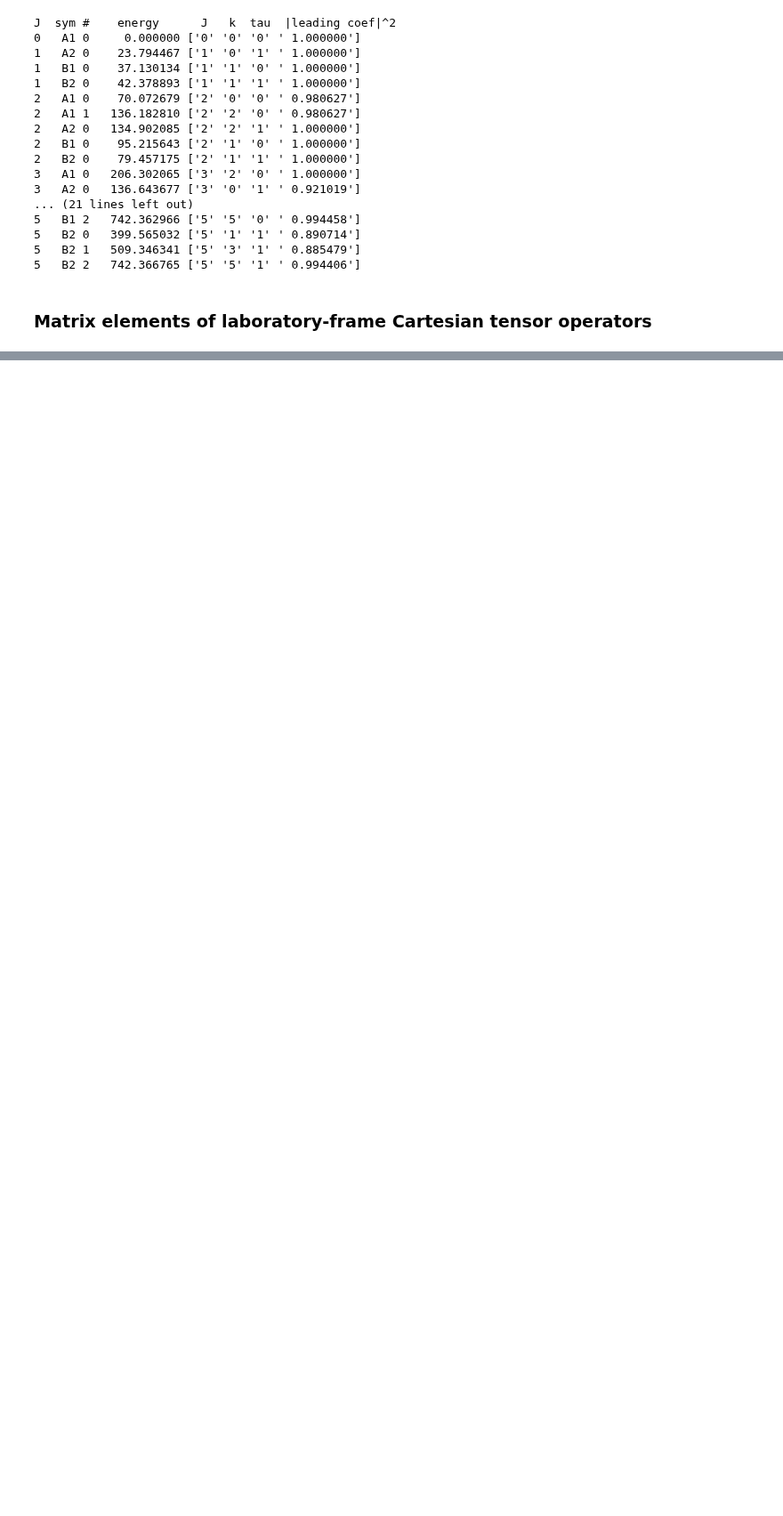
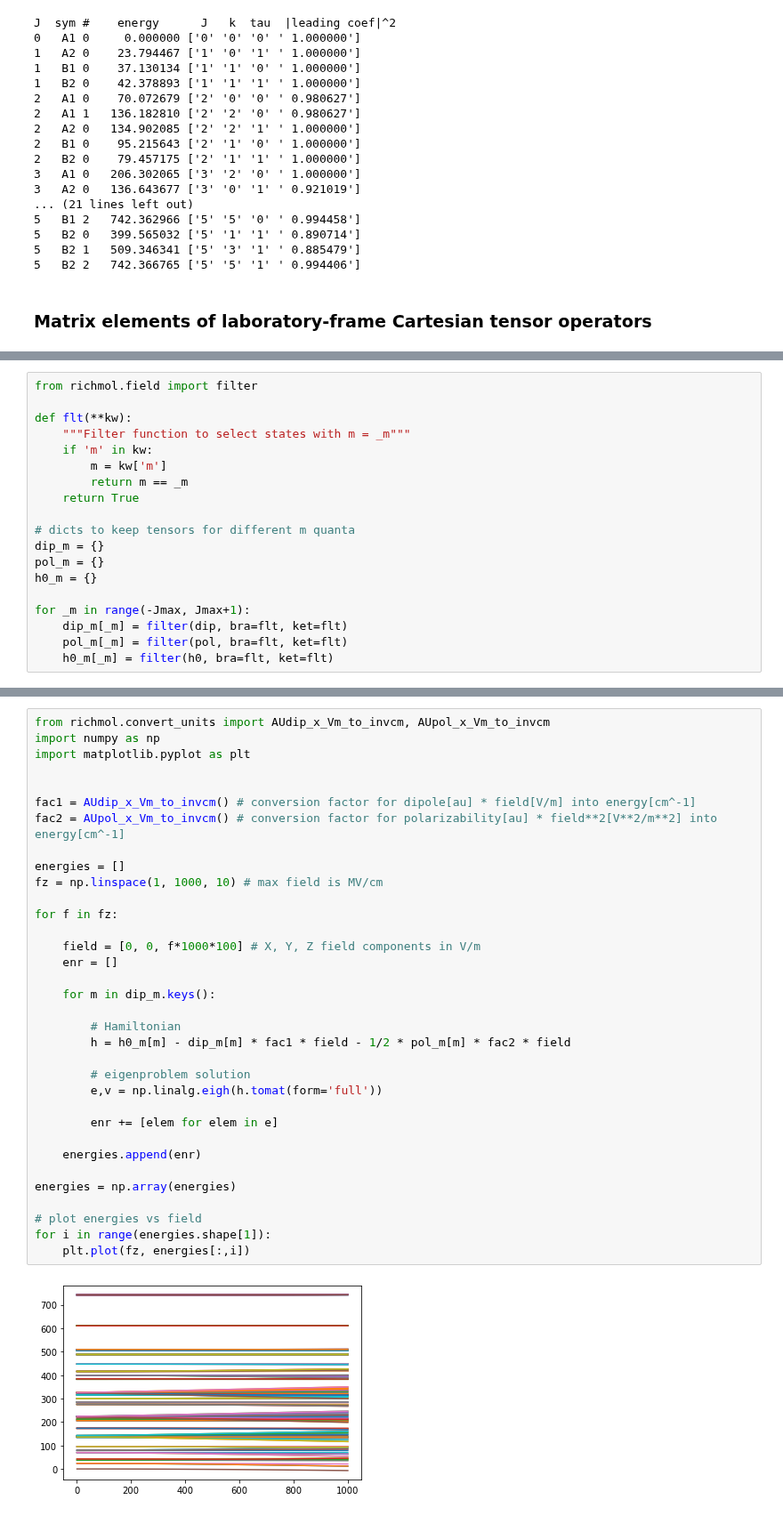
Before and after one commit to CFEL-CMI/richmol, a Jupyter notebook: doc/source/notebooks/rotations_quickstart.ipynb, the cells around one changed output, grey strips where cells are left out. Shown at 89% size. Saved outputs shown, nothing was run; the diff lists cells and outputs as text; blank space fills up the shorter version.

Commit message:
Improved tutorials, included into documentation

```diff
--- a/doc/source/notebooks/rotations_quickstart.ipynb
+++ b/doc/source/notebooks/rotations_quickstart.ipynb
@@ -583,0 +616,19 @@ print(dx)
+# %%
+from richmol.field import filter
+
+def flt(**kw):
+    """Filter function to select states with m = _m"""
+    if 'm' in kw:
+        m = kw['m']
+        return m == _m
+    return True
+
+# dicts to keep tensors for different m quanta
+dip_m = {}
+pol_m = {}
+h0_m = {}
+
+for _m in range(-Jmax, Jmax+1):
+    dip_m[_m] = filter(dip, bra=flt, ket=flt)
+    pol_m[_m] = filter(pol, bra=flt, ket=flt)
+    h0_m[_m] = filter(h0, bra=flt, ket=flt)
@@ -583,0 +637,36 @@ print(dx)
+# %%
+from richmol.convert_units import AUdip_x_Vm_to_invcm, AUpol_x_Vm_to_invcm
+import numpy as np
+import matplotlib.pyplot as plt
+
+
+fac1 = AUdip_x_Vm_to_invcm() # conversion factor for dipole[au] * field[V/m] into energy[cm^-1]
+fac2 = AUpol_x_Vm_to_invcm() # conversion factor for polarizability[au] * field**2[V**2/m**2] into energy[cm^-1]
+
+energies = []
+fz = np.linspace(1, 1000, 10) # max field is MV/cm
+
+for f in fz:
+
+    field = [0, 0, f*1000*100] # X, Y, Z field components in V/m
+    enr = []
+
+    for m in dip_m.keys():
+
+        # Hamiltonian
+        h = h0_m[m] - dip_m[m] * fac1 * field - 1/2 * pol_m[m] * fac2 * field
+
+        # eigenproblem solution
+        e,v = np.linalg.eigh(h.tomat(form='full'))
+
+        enr += [elem for elem in e]
+
+    energies.append(enr)
+
+energies = np.array(energies)
+
+# plot energies vs field
+for i in range(energies.shape[1]):
+    plt.plot(fz, energies[:,i])
+# %% [output]
+[figure, added]
```
Also changed, not shown: parts of 29 cells of this notebook, 5 other files.
